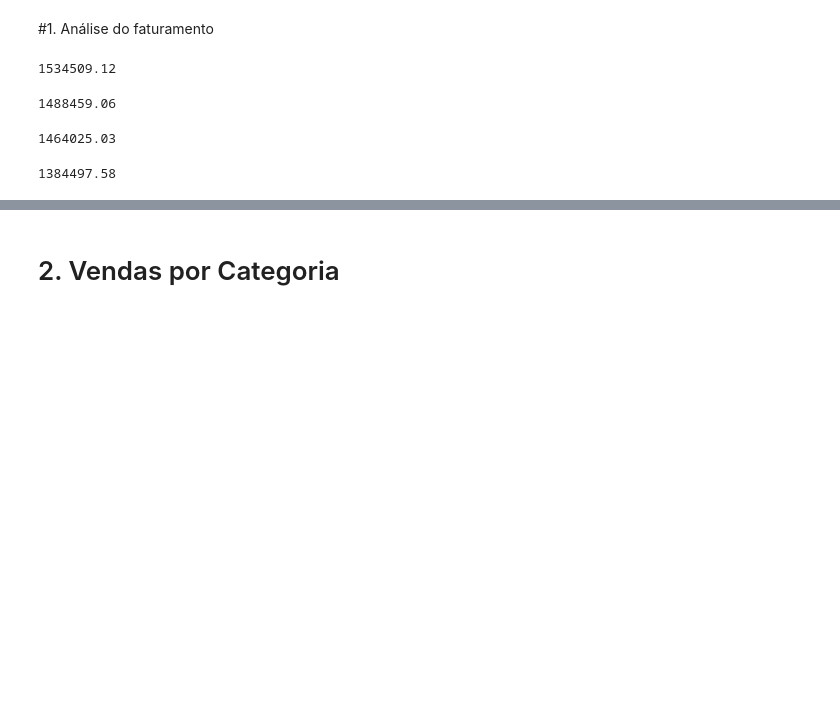
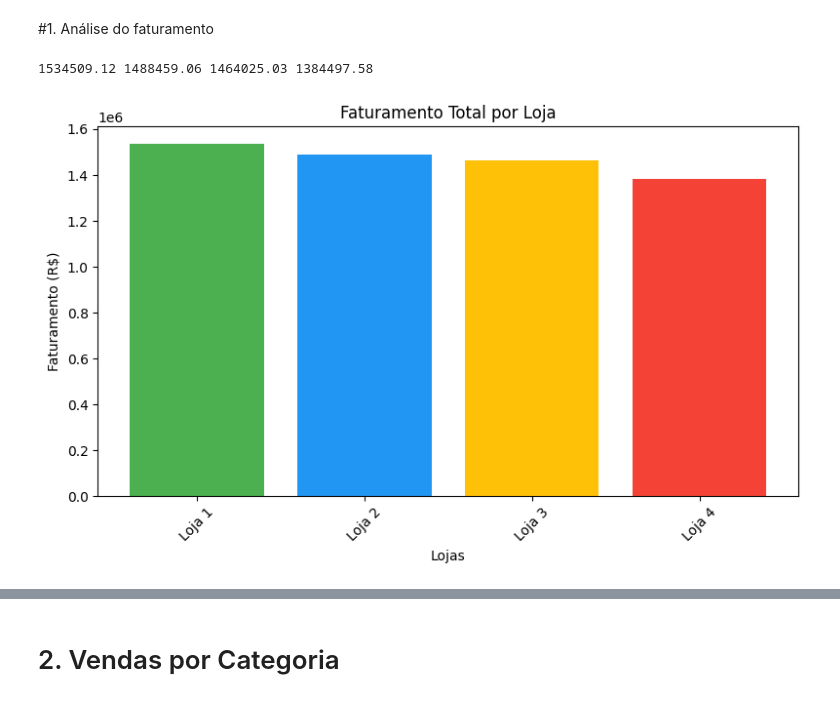
Before and after one commit to Felipej3ds/Challenge-Store, a Jupyter notebook: AluraStoreBr.ipynb, the cells around one changed output, grey strips where cells are left out. Drawn from its saved outputs; the diff is of its cells as text; code cells hidden in the pictures; blank space fills up the shorter version.

```diff
--- a/AluraStoreBr.ipynb
+++ b/AluraStoreBr.ipynb
@@ -23,31 +23,39 @@ loja.head()
 | 4 | Cadeira de escritório | moveis | 446.99 | 26.964689 | 07/11/2020 | Larissa Alves | MG | ... |
 # %% [markdown]
 #1. Análise do faturamento
-# %%
-preco = loja['Preço']
-soma = sum(preco)
-soma = round(soma, 2)
-soma
-# %% [output]
-1534509.12
-# %%
-preco2 = loja2['Preço']
-soma2 = sum(preco2)
-soma2 = round(soma2, 2)
-soma2
-# %% [output]
-1488459.06
-# %%
-preco3 = loja3['Preço']
-soma3 = sum(preco3)
-soma3 = round(soma3, 2)
-soma3
-# %% [output]
-1464025.03
-# %%
-preco4 = loja4['Preço']
-soma4 = sum(preco4)
-soma4 = round(soma4, 2)
-soma4
-# %% [output]
-1384497.58
+# %%
+preco = loja['Preço']
+preco2 = loja2['Preço']
+preco3 = loja3['Preço']
+preco4 = loja4['Preço']
+
+soma = sum(preco)
+soma2 = sum(preco2)
+soma3 = sum(preco3)
+soma4 = sum(preco4)
+
+soma = round(soma, 2)
+soma2 = round(soma2, 2)
+soma3 = round(soma3, 2)
+soma4 = round(soma4, 2)
+
+print(soma, soma2, soma3, soma4)
+# %% [output]
+1534509.12 1488459.06 1464025.03 1384497.58
+# %%
+import matplotlib.pyplot as plt
+
+lojas = ['Loja 1', 'Loja 2', 'Loja 3', 'Loja 4']
+faturamentos = [1534509.12, 1488459.06, 1464025.03, 1384497.58]
+
+plt.figure(figsize=(8,5))
+plt.bar(lojas, faturamentos, color=['#4CAF50','#2196F3','#FFC107','#F44336'])
+plt.title('Faturamento Total por Loja')
+plt.ylabel('Faturamento (R$)')
+plt.xlabel('Lojas')
+plt.xticks(rotation=45)
+plt.tight_layout()
+
+plt.show()
+# %% [output]
+[figure, added]
```
Also changed, not shown: parts of 6 cells of this notebook.
